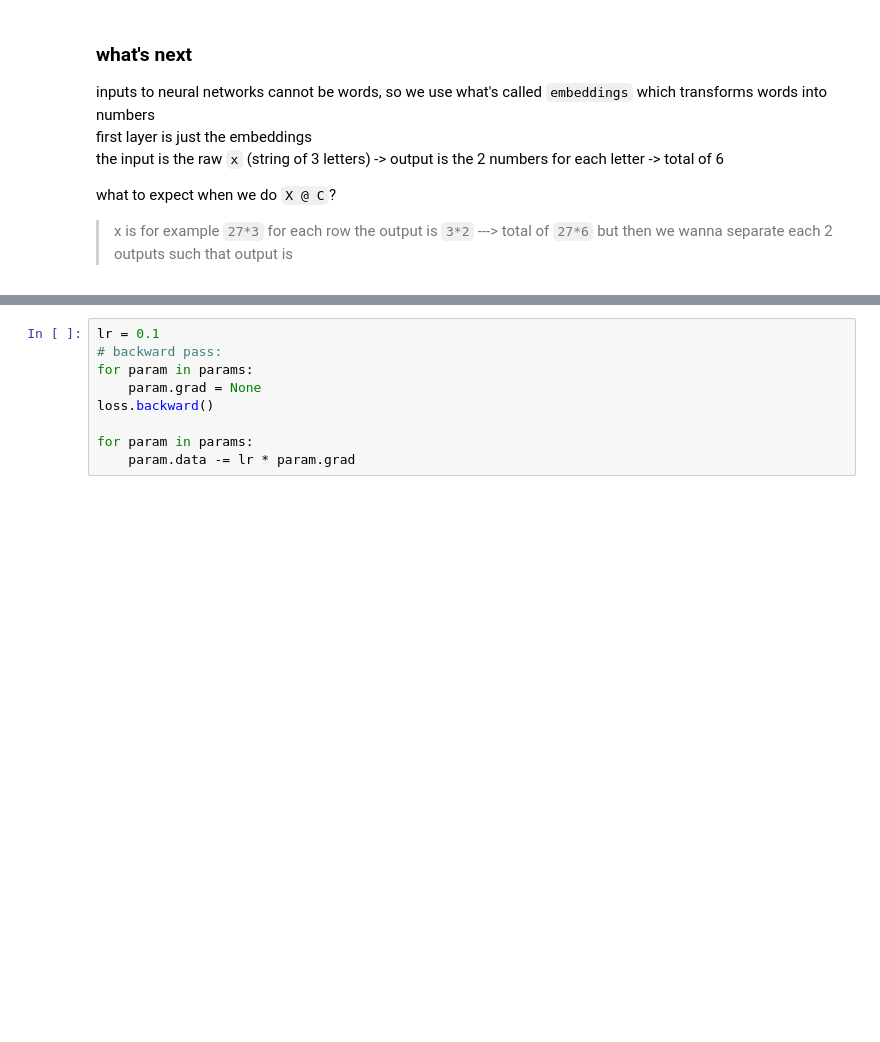
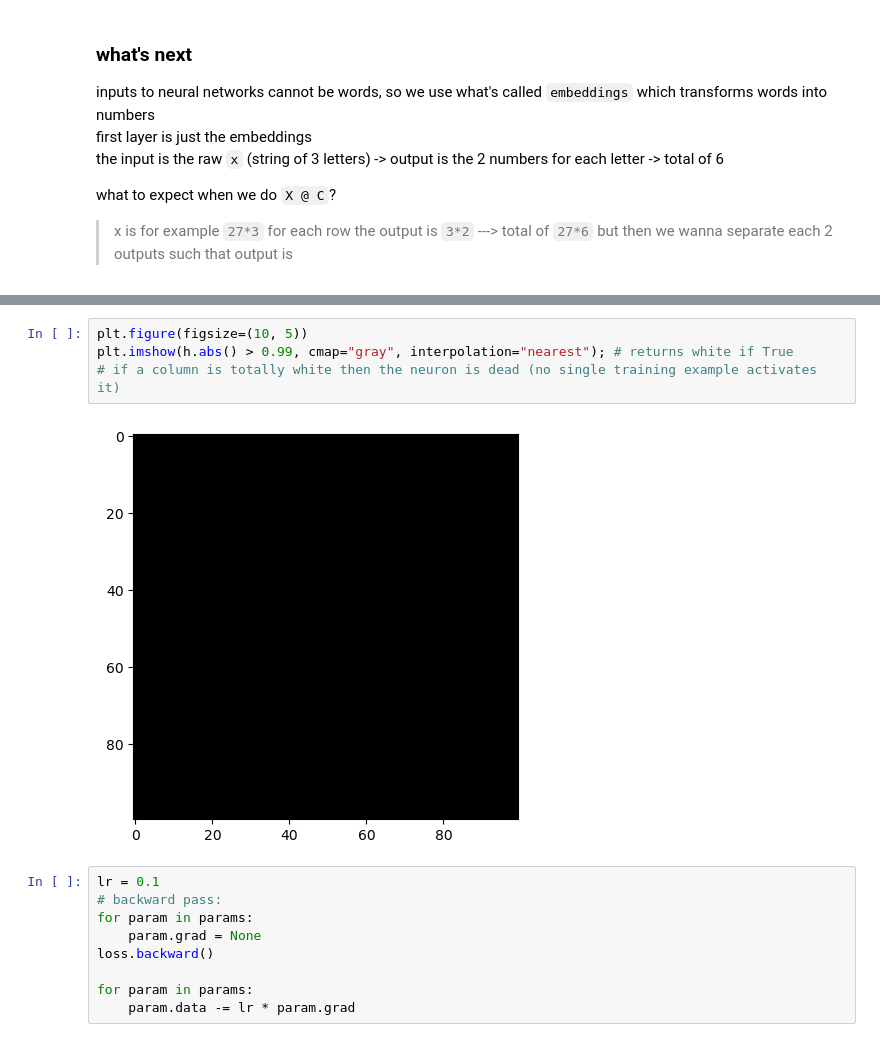
Before and after one commit to Asmaa-204/karpathy-zero-to-hero, a Jupyter notebook: 2-makemore/mlp-version.ipynb, the cells around one changed output, grey strips where cells are left out. Drawn from its saved outputs; the diff is of its cells as text; blank space fills up the shorter version.

```diff
--- a/2-makemore/mlp-version.ipynb
+++ b/2-makemore/mlp-version.ipynb
@@ -96,3 +116,9 @@ tensor(19.5116, grad_fn=<NllLossBackward0>)
+# %%
+plt.figure(figsize=(10, 5))
+plt.imshow(h.abs() > 0.99, cmap="gray", interpolation="nearest"); # returns white if True
+# if a column is totally white then the neuron is dead (no single training example activates it)
+# %% [output]
+[figure, added]
 # %%
 lr = 0.1
 # backward pass:
```
Also changed, not shown: parts of 12 cells of this notebook, 1 other file.
